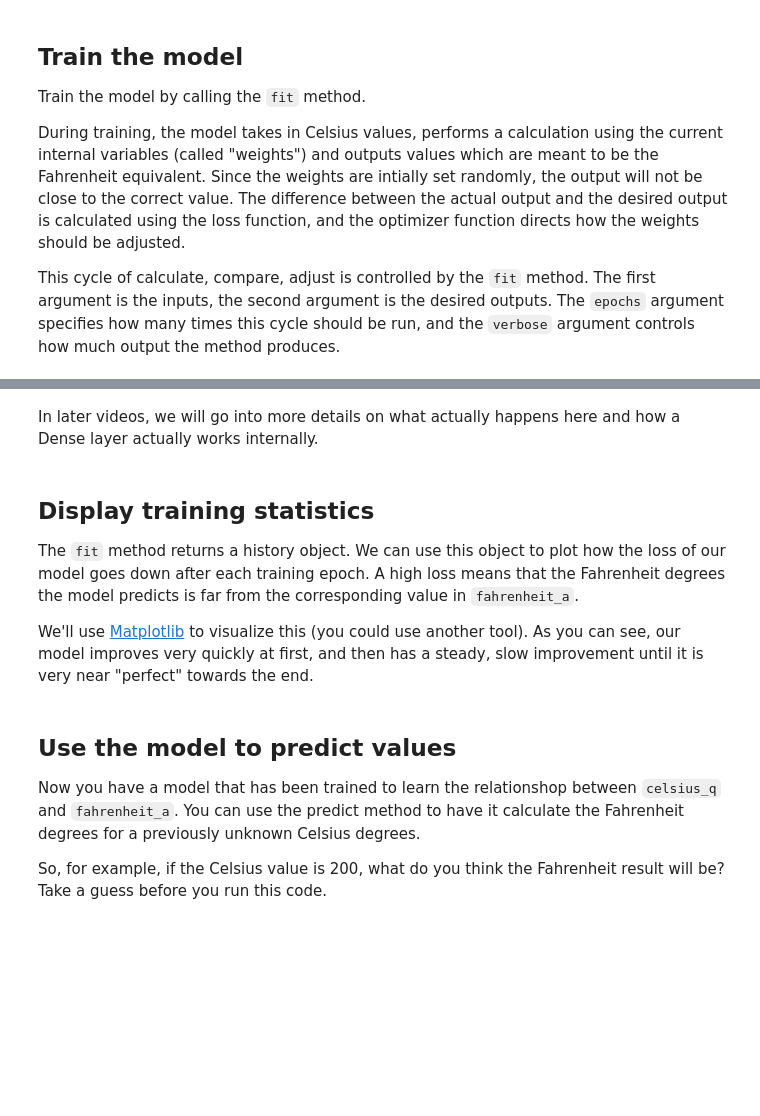
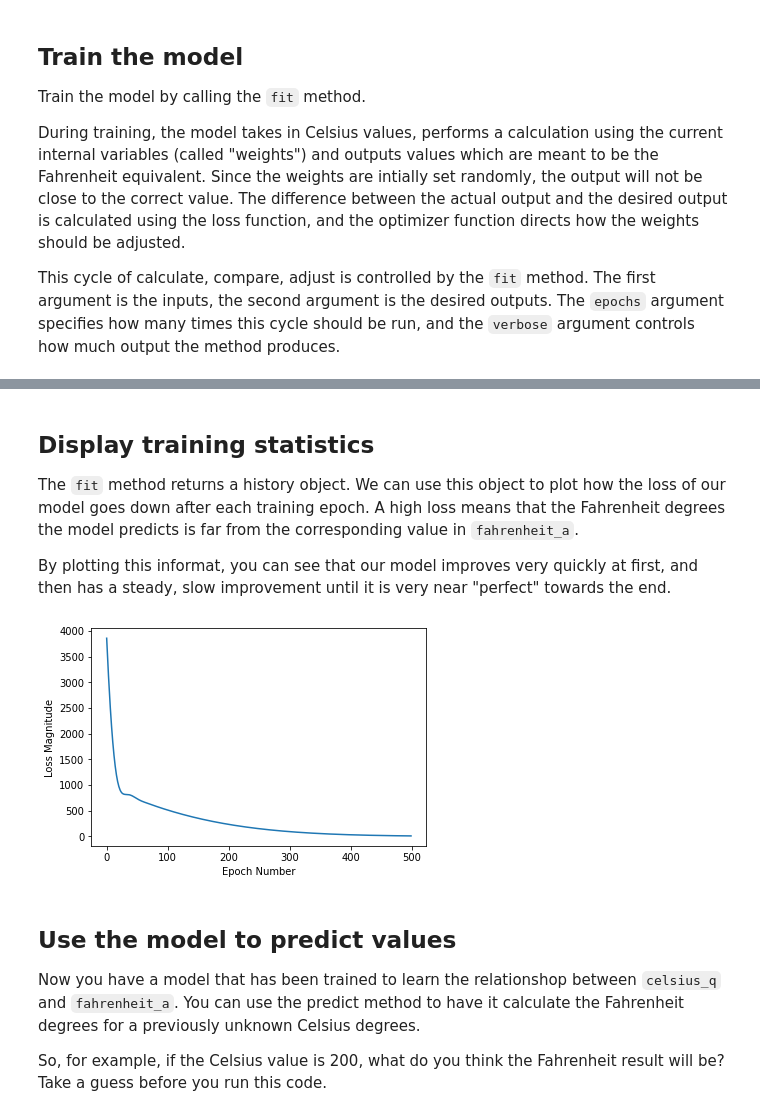
Before and after one commit to jcesardasilva/tutorialdeeplearning, a Jupyter notebook: Celsius_to_Fahrenheit.ipynb, the cells around one changed output, grey strips where cells are left out. Saved outputs shown, nothing was run; the diff lists cells and outputs as text; code cells hidden in the pictures; blank space fills up the shorter version.

Commit message:
correcting notebooks and updating the information

```diff
--- a/Celsius_to_Fahrenheit.ipynb
+++ b/Celsius_to_Fahrenheit.ipynb
@@ -135,16 +136,17 @@ print("Finished training the model")
-# %% [markdown]
-In later videos, we will go into more details on what actually happens here and how a Dense layer actually works internally.
 # %% [markdown]
 ## Display training statistics
 
 The `fit` method returns a history object. We can use this object to plot how the loss of our model goes down after each training epoch. A high loss means that the Fahrenheit degrees the model predicts is far from the corresponding value in `fahrenheit_a`.
 
-We'll use [Matplotlib](https://matplotlib.org/) to visualize this (you could use another tool). As you can see, our model improves very quickly at first, and then has a steady, slow improvement until it is very near "perfect" towards the end.
+By plotting this informat, you can see that our model improves very quickly at first, and then has a steady, slow improvement until it is very near "perfect" towards the end.
 # %%
-import matplotlib.pyplot as plt
+plt.figure()
 plt.xlabel('Epoch Number')
 plt.ylabel("Loss Magnitude")
 plt.plot(history.history['loss'])
+plt.show(block=False)
+# %% [output]
+[figure, added]
 # %% [markdown]
 ## Use the model to predict values
 
```
Also changed, not shown: parts of 14 cells of this notebook, 4 other files.
